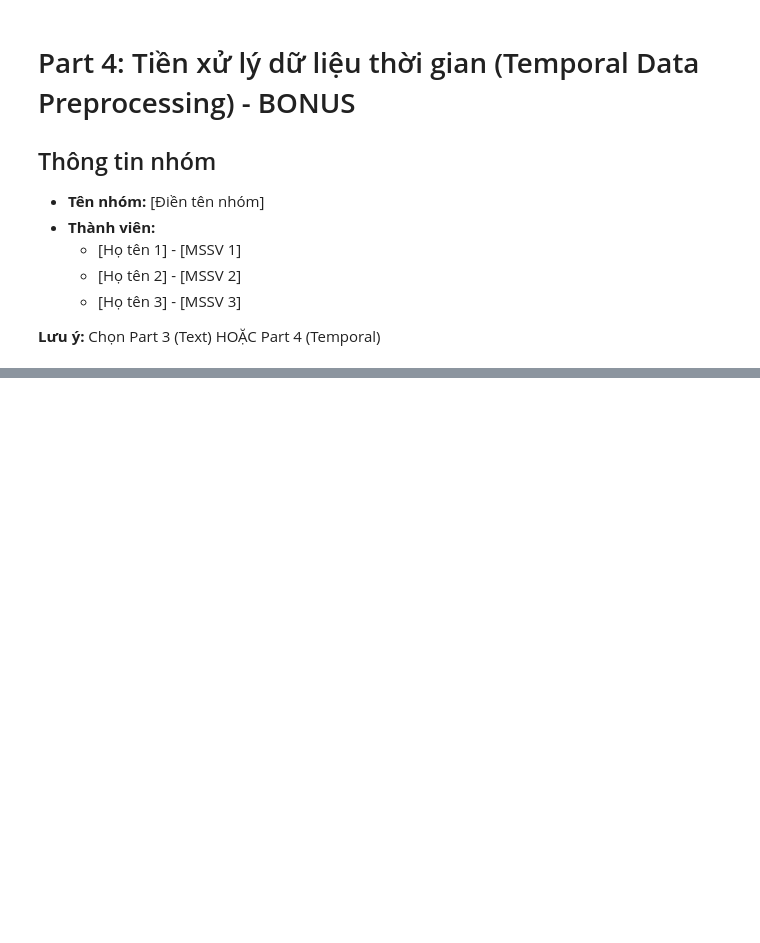
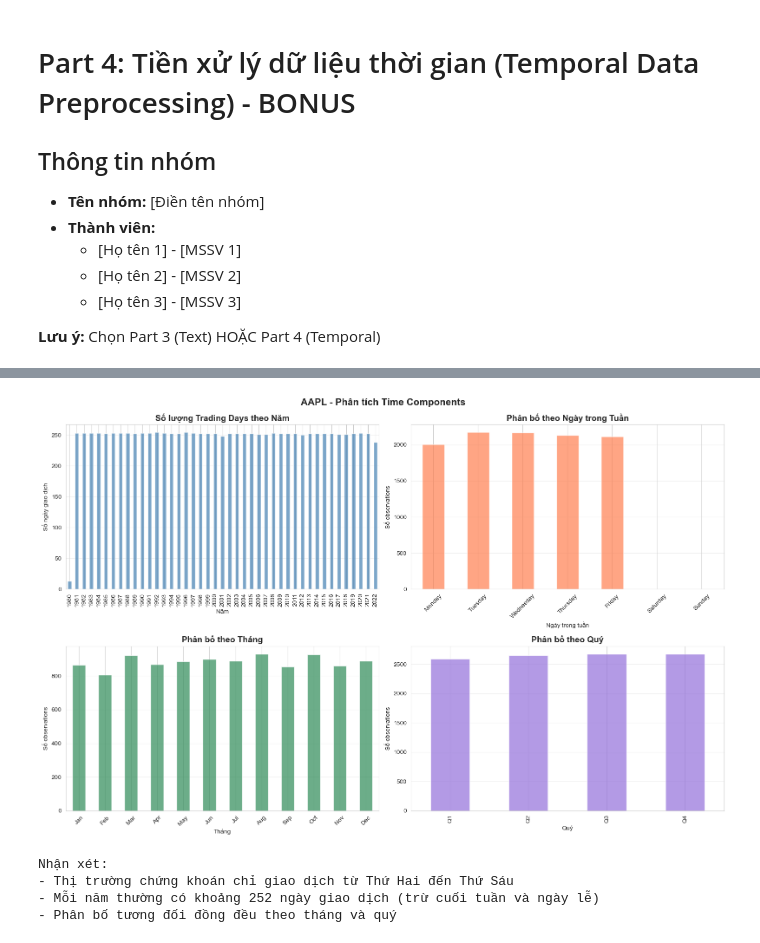
Before and after one commit to callmezuy/hcmus-data-mining--preprocessing, a Jupyter notebook: notebooks/04_temporal_preprocessing.ipynb, the cells around one changed output, grey strips where cells are left out. Cells and saved outputs as stored; diff of their text form; code cells hidden in the pictures; blank space fills up the shorter version.

```diff
--- a/notebooks/04_temporal_preprocessing.ipynb
+++ b/notebooks/04_temporal_preprocessing.ipynb
@@ -158,0 +199,16 @@ print("Libraries loaded!")
+# %%
+# Sắp xếp theo thứ tự thời gian và reset index
+aapl_df = aapl_df.sort_values('Date').reset_index(drop=True)
+
+# Thiết lập datetime index cho time series
+aapl_df.set_index('Date', inplace=True)
+
+print("Đã set datetime index cho AAPL")
+print(f"\nIndex type: {type(aapl_df.index)}")
+print(f"Index name: {aapl_df.index.name}")
+print(f"\nThông tin index:")
+print(aapl_df.index)
+
+# Hiển thị dữ liệu với datetime index
+print("\nDữ liệu với datetime index:")
+display(aapl_df.head())
@@ -158,0 +302,54 @@ print("Libraries loaded!")
+# %%
+# Visualization 1: Phân bố dữ liệu theo năm
+fig, axes = plt.subplots(2, 2, figsize=(16, 10))
+
+# 1. Số lượng observations theo năm
+year_counts.plot(kind='bar', ax=axes[0, 0], color='steelblue', alpha=0.7)
+axes[0, 0].set_title('Số lượng Trading Days theo Năm', fontsize=14, fontweight='bold')
+axes[0, 0].set_xlabel('Năm')
+axes[0, 0].set_ylabel('Số ngày giao dịch')
+axes[0, 0].grid(axis='y', alpha=0.3)
+
+# 2. Phân bố theo ngày trong tuần
+day_order = ['Monday', 'Tuesday', 'Wednesday', 'Thursday', 'Friday', 'Saturday', 'Sunday']
+day_counts_ordered = aapl_df['DayName'].value_counts().reindex(day_order, fill_value=0)
+day_counts_ordered.plot(kind='bar', ax=axes[0, 1], color='coral', alpha=0.7)
+axes[0, 1].set_title('Phân bố theo Ngày trong Tuần', fontsize=14, fontweight='bold')
+axes[0, 1].set_xlabel('Ngày trong tuần')
+axes[0, 1].set_ylabel('Số observations')
+axes[0, 1].tick_params(axis='x', rotation=45)
+axes[0, 1].grid(axis='y', alpha=0.3)
+
+# 3. Phân bố theo tháng
+month_counts = aapl_df['Month'].value_counts().sort_index()
+month_counts.plot(kind='bar', ax=axes[1, 0], color='seagreen', alpha=0.7)
+axes[1, 0].set_title('Phân bố theo Tháng', fontsize=14, fontweight='bold')
+axes[1, 0].set_xlabel('Tháng')
+axes[1, 0].set_ylabel('Số observations')
+axes[1, 0].set_xticklabels(['Jan', 'Feb', 'Mar', 'Apr', 'May', 'Jun',
+                             'Jul', 'Aug', 'Sep', 'Oct', 'Nov', 'Dec'], rotation=45)
+axes[1, 0].grid(axis='y', alpha=0.3)
+
+# 4. Phân bố theo quý
+quarter_counts = aapl_df['Quarter'].value_counts().sort_index()
+quarter_counts.plot(kind='bar', ax=axes[1, 1], color='mediumpurple', alpha=0.7)
+axes[1, 1].set_title('Phân bố theo Quý', fontsize=14, fontweight='bold')
+axes[1, 1].set_xlabel('Quý')
+axes[1, 1].set_ylabel('Số observations')
+axes[1, 1].set_xticklabels(['Q1', 'Q2', 'Q3', 'Q4'])
+axes[1, 1].grid(axis='y', alpha=0.3)
+
+plt.tight_layout()
+plt.suptitle('AAPL - Phân tích Time Components', fontsize=16, fontweight='bold', y=1.02)
+plt.show()
+
+print("\nNhận xét:")
+print("- Thị trường chứng khoán chỉ giao dịch từ Thứ Hai đến Thứ Sáu")
+print("- Mỗi năm thường có khoảng 252 ngày giao dịch (trừ cuối tuần và ngày lễ)")
+print("- Phân bố tương đối đồng đều theo tháng và quý")
+# %% [output]
+[figure, added]
+Nhận xét:
+- Thị trường chứng khoán chỉ giao dịch từ Thứ Hai đến Thứ Sáu
+- Mỗi năm thường có khoảng 252 ngày giao dịch (trừ cuối tuần và ngày lễ)
+- Phân bố tương đối đồng đều theo tháng và quý
```
Also changed, not shown: parts of 48 cells of this notebook.
